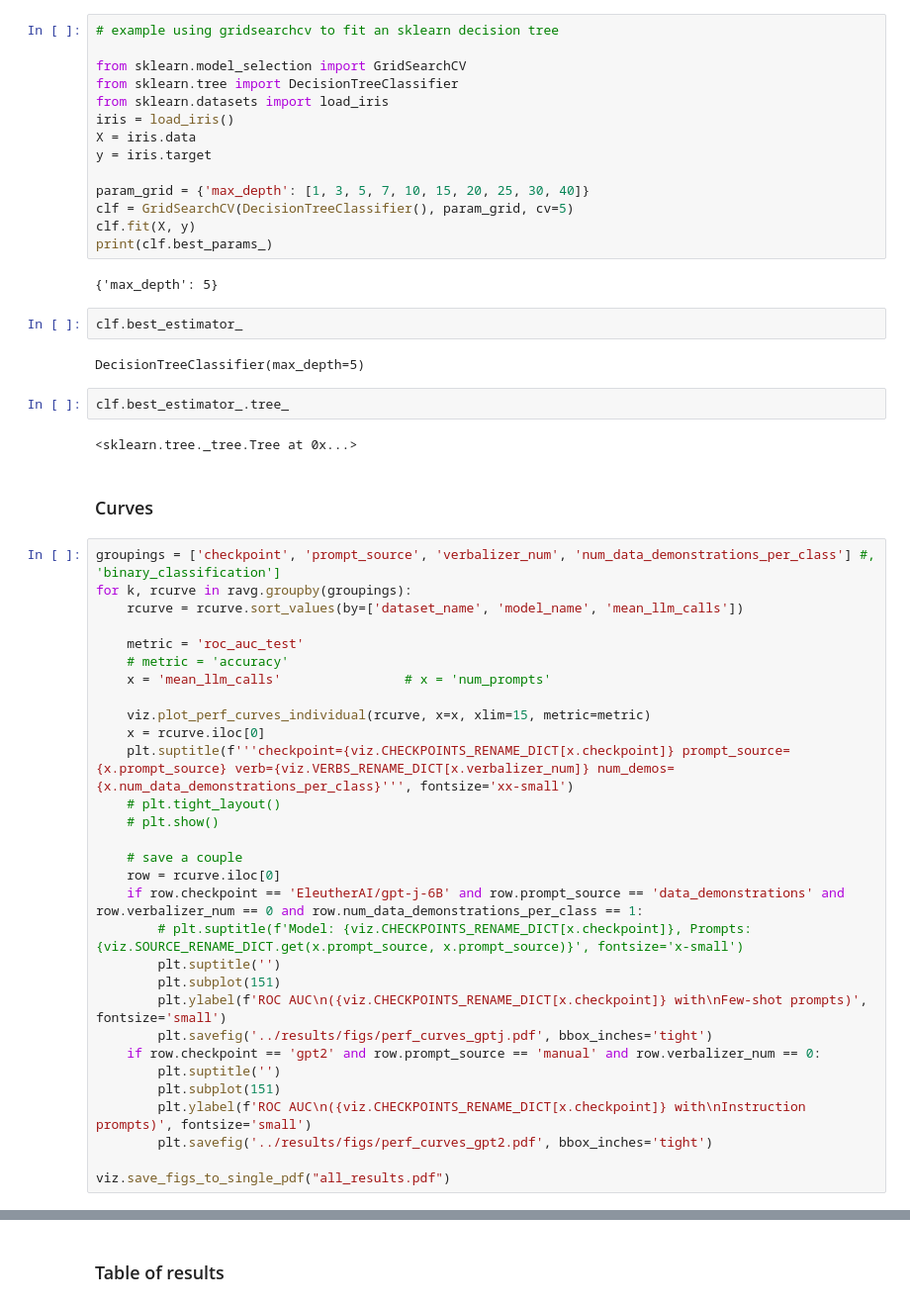
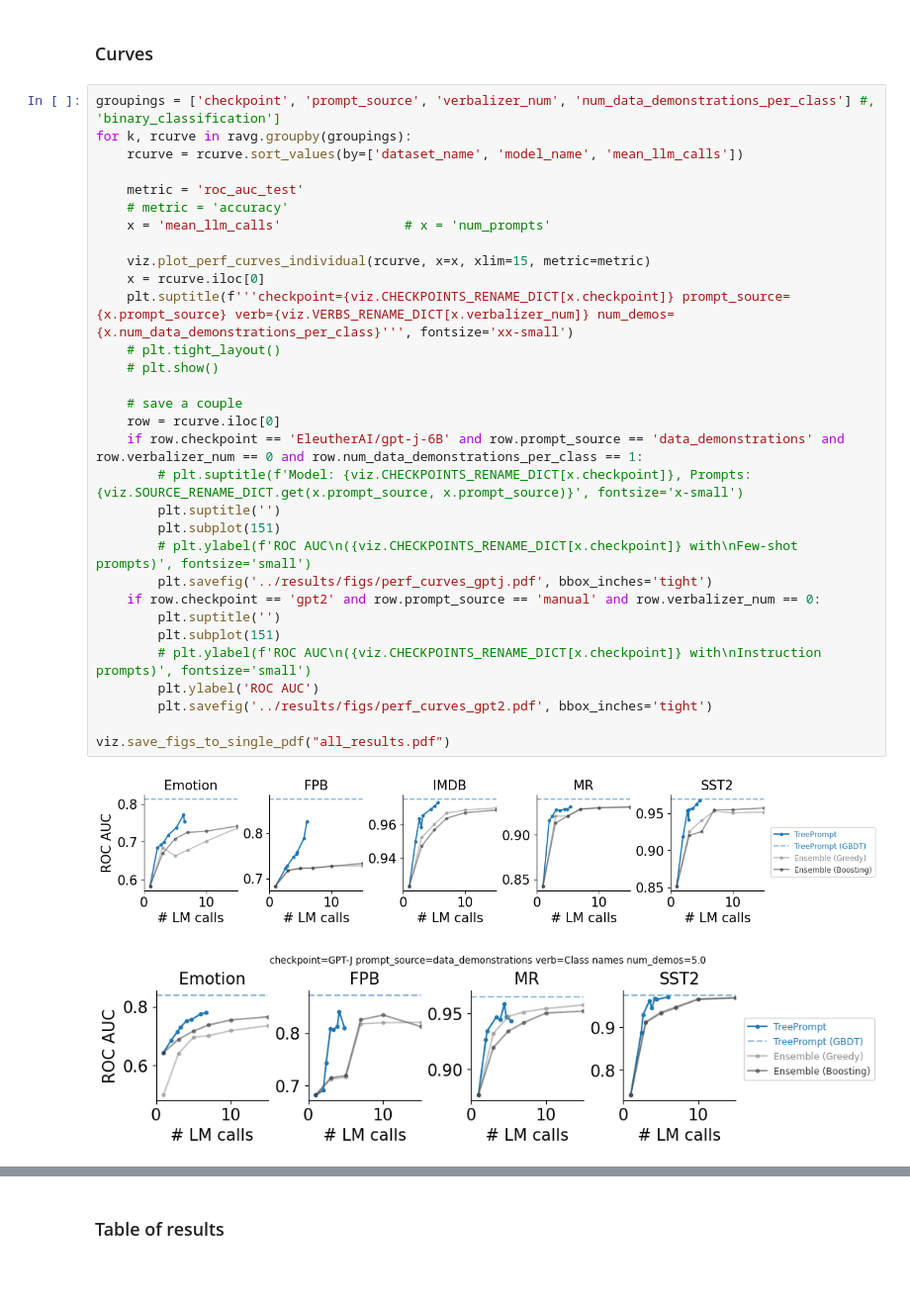
Before and after one commit to csinva/tree-prompt, a Jupyter notebook: notebooks/01_model_results.ipynb, the cells around one changed output, grey strips where cells are left out. Shown at 99% size. Cells and saved outputs as stored; diff of their text form; blank space fills up the shorter version.

```diff
--- a/notebooks/01_model_results.ipynb
+++ b/notebooks/01_model_results.ipynb
@@ -30,56 +27,36 @@ The autoreload extension is already loaded. To reload it, use:
-# %%
-# example using gridsearchcv to fit an sklearn decision tree
-
-from sklearn.model_selection import GridSearchCV
-from sklearn.tree import DecisionTreeClassifier
-from sklearn.datasets import load_iris
-iris = load_iris()
-X = iris.data
-y = iris.target
-
-param_grid = {'max_depth': [1, 3, 5, 7, 10, 15, 20, 25, 30, 40]}
-clf = GridSearchCV(DecisionTreeClassifier(), param_grid, cv=5)
-clf.fit(X, y)
-print(clf.best_params_)
-# %% [output]
-{'max_depth': 5}
-# %%
-clf.best_estimator_
-# %% [output]
-DecisionTreeClassifier(max_depth=5)
-# %%
-clf.best_estimator_.tree_
-# %% [output]
-<sklearn.tree._tree.Tree at 0x...>
 # %% [markdown]
 ### Curves
 # %%
 groupings = ['checkpoint', 'prompt_source', 'verbalizer_num', 'num_data_demonstrations_per_class'] #, 'binary_classification']
 for k, rcurve in ravg.groupby(groupings):
     rcurve = rcurve.sort_values(by=['dataset_name', 'model_name', 'mean_llm_calls'])
 
     metric = 'roc_auc_test'
     # metric = 'accuracy'
     x = 'mean_llm_calls'                # x = 'num_prompts'
 
     viz.plot_perf_curves_individual(rcurve, x=x, xlim=15, metric=metric)
     x = rcurve.iloc[0]
     plt.suptitle(f'''checkpoint={viz.CHECKPOINTS_RENAME_DICT[x.checkpoint]} prompt_source={x.prompt_source} verb={viz.VERBS_RENAME_DICT[x.verbalizer_num]} num_demos={x.num_data_demonstrations_per_class}''', fontsize='xx-small')
     # plt.tight_layout()
     # plt.show()
 
     # save a couple
     row = rcurve.iloc[0]
     if row.checkpoint == 'EleutherAI/gpt-j-6B' and row.prompt_source == 'data_demonstrations' and row.verbalizer_num == 0 and row.num_data_demonstrations_per_class == 1:
         # plt.suptitle(f'Model: {viz.CHECKPOINTS_RENAME_DICT[x.checkpoint]}, Prompts: {viz.SOURCE_RENAME_DICT.get(x.prompt_source, x.prompt_source)}', fontsize='x-small')
         plt.suptitle('')
         plt.subplot(151)
-        plt.ylabel(f'ROC AUC\n({viz.CHECKPOINTS_RENAME_DICT[x.checkpoint]} with\nFew-shot prompts)', fontsize='small')
+        # plt.ylabel(f'ROC AUC\n({viz.CHECKPOINTS_RENAME_DICT[x.checkpoint]} with\nFew-shot prompts)', fontsize='small')
         plt.savefig('../results/figs/perf_curves_gptj.pdf', bbox_inches='tight')
     if row.checkpoint == 'gpt2' and row.prompt_source == 'manual' and row.verbalizer_num == 0:
         plt.suptitle('')
         plt.subplot(151)
-        plt.ylabel(f'ROC AUC\n({viz.CHECKPOINTS_RENAME_DICT[x.checkpoint]} with\nInstruction prompts)', fontsize='small')
+        # plt.ylabel(f'ROC AUC\n({viz.CHECKPOINTS_RENAME_DICT[x.checkpoint]} with\nInstruction prompts)', fontsize='small')
+        plt.ylabel('ROC AUC')
         plt.savefig('../results/figs/perf_curves_gpt2.pdf', bbox_inches='tight')
 
 viz.save_figs_to_single_pdf("all_results.pdf")
+# %% [output]
+[figure, added]
+[figure, added]
```
Also changed, not shown: parts of 2 cells of this notebook, 2 other files.
